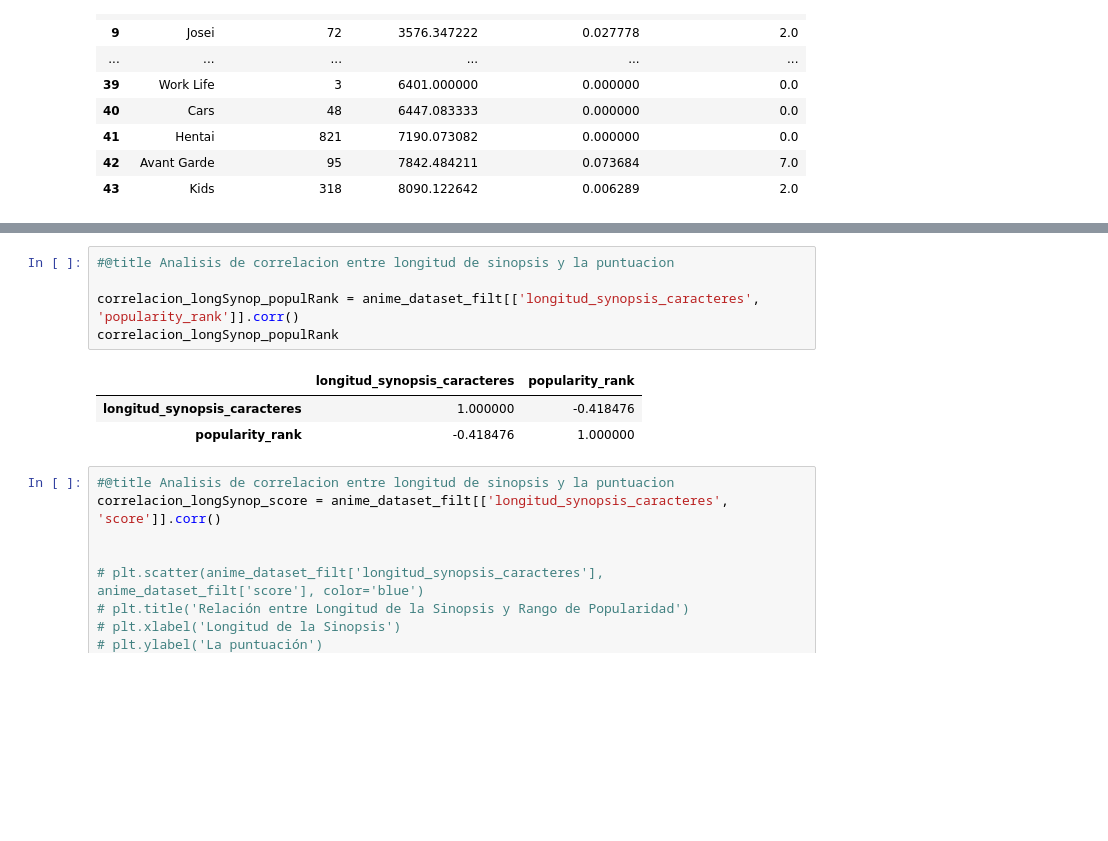
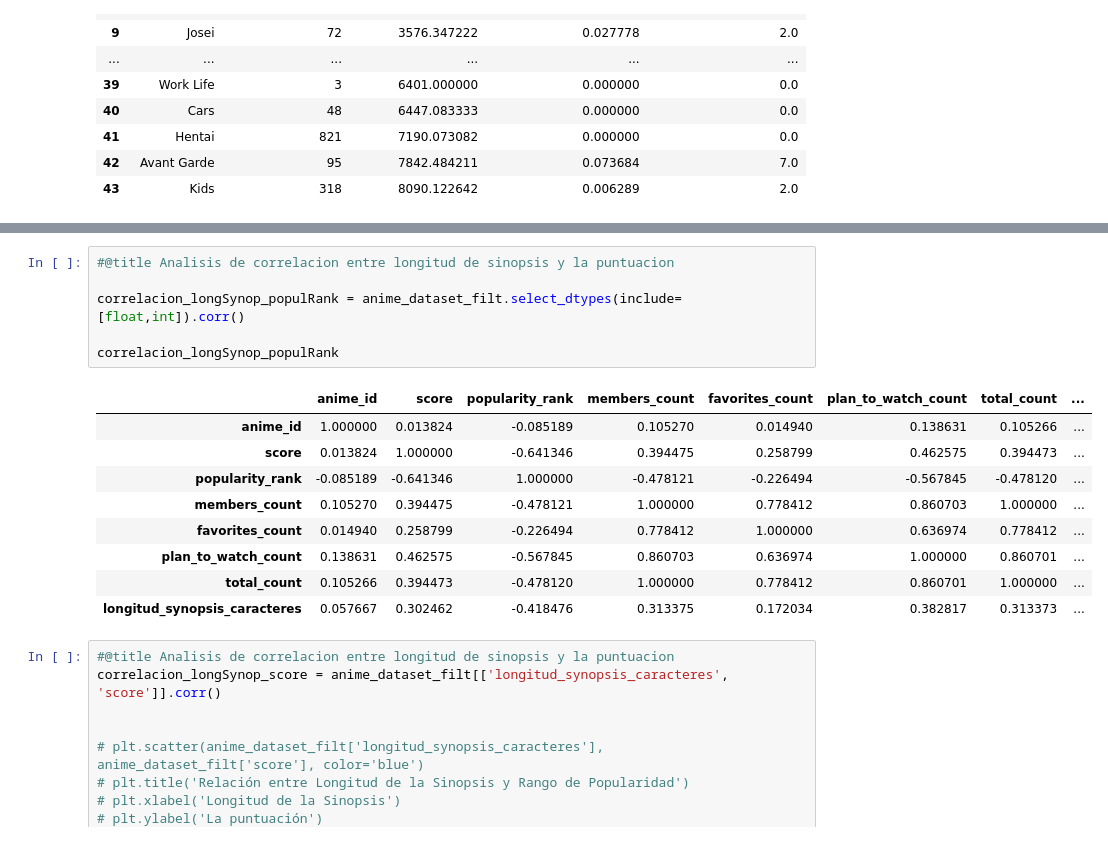
Before and after one commit to Thibisay/Proyecto-SIC-cubitUCV, a Jupyter notebook: Analisis de datos/main.ipynb, the cells around one changed output, grey strips where cells are left out. Drawn from its saved outputs; the diff is of its cells as text; blank space fills up the shorter version.

```diff
--- a/Analisis de datos/main.ipynb
+++ b/Analisis de datos/main.ipynb
@@ -164,12 +165,19 @@ plt.show()
 # %%
 #@title Analisis de correlacion entre longitud de sinopsis y la puntuacion
 
-correlacion_longSynop_populRank = anime_dataset_filt[['longitud_synopsis_caracteres', 'popularity_rank']].corr()
+correlacion_longSynop_populRank = anime_dataset_filt.select_dtypes(include=[float,int]).corr()
+
 correlacion_longSynop_populRank
 # %% [output]
-|  | longitud_synopsis_caracteres | popularity_rank |
-| longitud_synopsis_caracteres | 1.000000 | -0.418476 |
-| popularity_rank | -0.418476 | 1.000000 |
+|  | anime_id | score | popularity_rank | members_count | favorites_count | plan_to_watch_count | total_count | ... |
+| anime_id | 1.000000 | 0.013824 | -0.085189 | 0.105270 | 0.014940 | 0.138631 | 0.105266 | ... |
+| score | 0.013824 | 1.000000 | -0.641346 | 0.394475 | 0.258799 | 0.462575 | 0.394473 | ... |
+| popularity_rank | -0.085189 | -0.641346 | 1.000000 | -0.478121 | -0.226494 | -0.567845 | -0.478120 | ... |
+| members_count | 0.105270 | 0.394475 | -0.478121 | 1.000000 | 0.778412 | 0.860703 | 1.000000 | ... |
+| favorites_count | 0.014940 | 0.258799 | -0.226494 | 0.778412 | 1.000000 | 0.636974 | 0.778412 | ... |
+| plan_to_watch_count | 0.138631 | 0.462575 | -0.567845 | 0.860703 | 0.636974 | 1.000000 | 0.860701 | ... |
+| total_count | 0.105266 | 0.394473 | -0.478120 | 1.000000 | 0.778412 | 0.860701 | 1.000000 | ... |
+| longitud_synopsis_caracteres | 0.057667 | 0.302462 | -0.418476 | 0.313375 | 0.172034 | 0.382817 | 0.313373 | ... |
 # %%
 #@title Analisis de correlacion entre longitud de sinopsis y la puntuacion
 correlacion_longSynop_score = anime_dataset_filt[['longitud_synopsis_caracteres', 'score']].corr()
```
Also changed, not shown: parts of 13 cells of this notebook.
